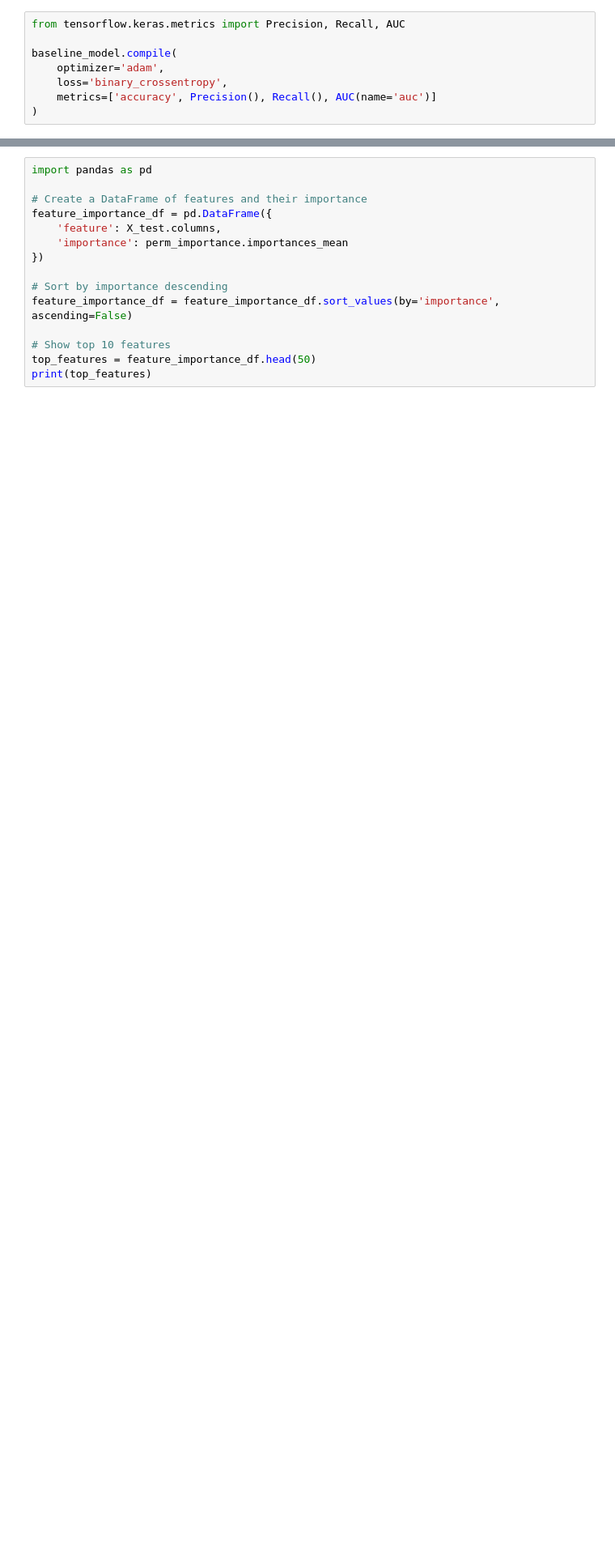
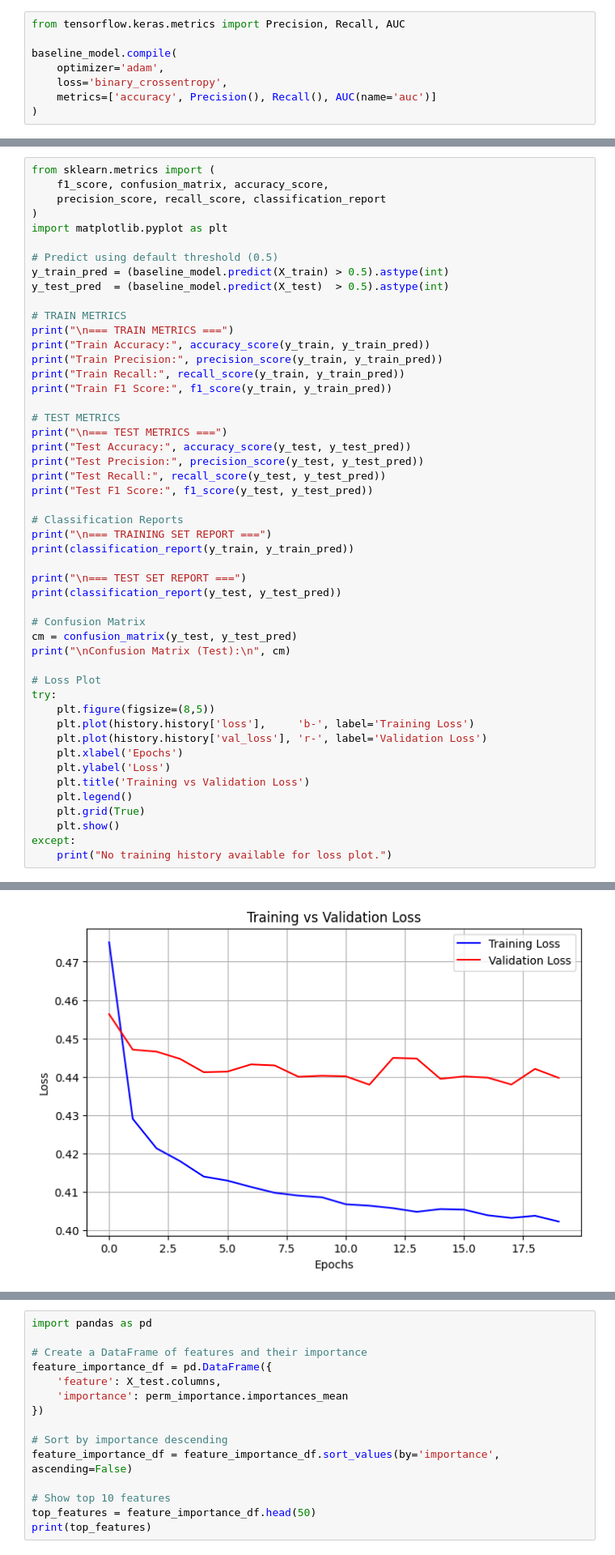
Before and after one commit to Kavishka2401/CustomerChurnPredictionSystem, a Jupyter notebook: NN_baseline_model_ipynbipynb.ipynb, the cells around one changed output, grey strips where cells are left out. Shown at 81% size. Saved outputs shown, nothing was run; the diff lists cells and outputs as text; blank space fills up the shorter version.

```diff
--- a/NN_baseline_model_ipynbipynb.ipynb
+++ b/NN_baseline_model_ipynbipynb.ipynb
@@ -255,0 +132,50 @@ plt.show()
+# %%
+from sklearn.metrics import (
+    f1_score, confusion_matrix, accuracy_score,
+    precision_score, recall_score, classification_report
+)
+import matplotlib.pyplot as plt
+
+# Predict using default threshold (0.5)
+y_train_pred = (baseline_model.predict(X_train) > 0.5).astype(int)
+y_test_pred  = (baseline_model.predict(X_test)  > 0.5).astype(int)
+
+# TRAIN METRICS
+print("\n=== TRAIN METRICS ===")
+print("Train Accuracy:", accuracy_score(y_train, y_train_pred))
+print("Train Precision:", precision_score(y_train, y_train_pred))
+print("Train Recall:", recall_score(y_train, y_train_pred))
+print("Train F1 Score:", f1_score(y_train, y_train_pred))
+
+# TEST METRICS
+print("\n=== TEST METRICS ===")
+print("Test Accuracy:", accuracy_score(y_test, y_test_pred))
+print("Test Precision:", precision_score(y_test, y_test_pred))
+print("Test Recall:", recall_score(y_test, y_test_pred))
+print("Test F1 Score:", f1_score(y_test, y_test_pred))
+
+# Classification Reports
+print("\n=== TRAINING SET REPORT ===")
+print(classification_report(y_train, y_train_pred))
+
+print("\n=== TEST SET REPORT ===")
+print(classification_report(y_test, y_test_pred))
+
+# Confusion Matrix
+cm = confusion_matrix(y_test, y_test_pred)
+print("\nConfusion Matrix (Test):\n", cm)
+
+# Loss Plot
+try:
+    plt.figure(figsize=(8,5))
+    plt.plot(history.history['loss'],     'b-', label='Training Loss')
+    plt.plot(history.history['val_loss'], 'r-', label='Validation Loss')
+    plt.xlabel('Epochs')
+    plt.ylabel('Loss')
+    plt.title('Training vs Validation Loss')
+    plt.legend()
+    plt.grid(True)
+    plt.show()
+except:
+    print("No training history available for loss plot.")
+# %% [output]
@@ -255,0 +199 @@ plt.show()
+[figure, added]
```
Also changed, not shown: parts of 14 cells of this notebook.
